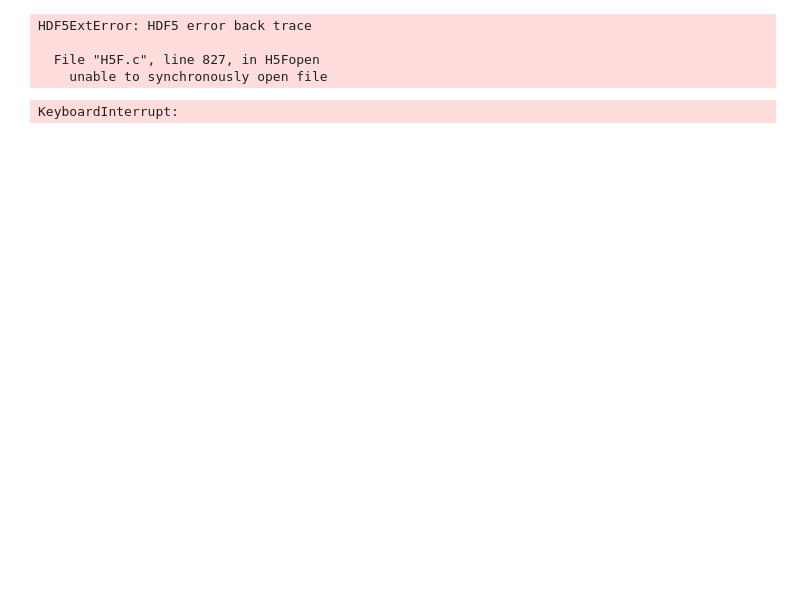
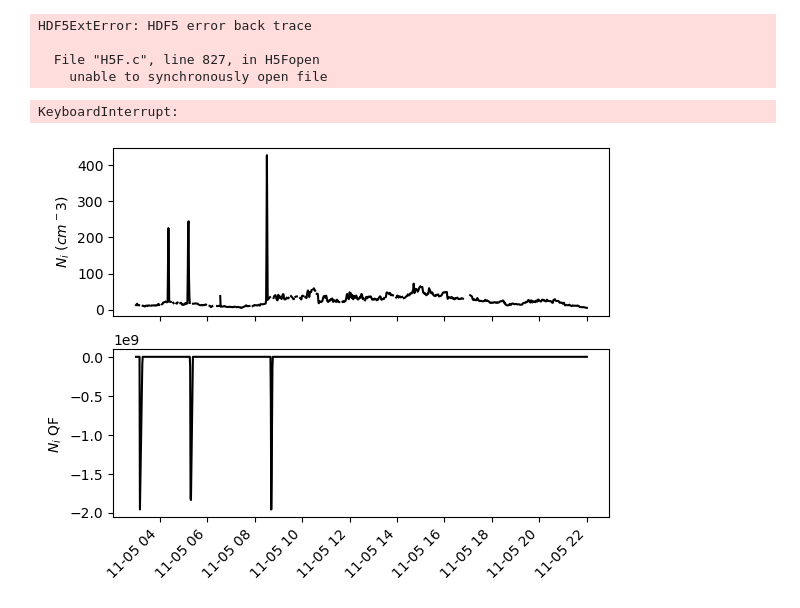
Before and after one commit to connor-obrien888/prime, a Jupyter notebook: prime_lib/notebooks/data.ipynb, the cells around one changed output. Saved outputs shown, nothing was run; the diff lists cells and outputs as text; code cells hidden in the pictures; blank space fills up the shorter version.

```diff
--- a/prime_lib/notebooks/data.ipynb
+++ b/prime_lib/notebooks/data.ipynb
@@ -353,3 +348,50 @@ input_df = input_df.merge(omni_df, on = 'Epoch')
 input_df.to_hdf(DATAPATH+'prime/prime_cache.h5', key = 'prime_v1_outer_omni_1min')
 prime_df.to_hdf(DATAPATH+'prime/prime_cache.h5', key = 'prime_v1_outer_100s')
 # omni_df.to_hdf(DATAPATH+'prime/prime_cache.h5', key = 'OMNI_HRO_1MIN')
+# %%
+wind_df = pd.read_hdf(DATAPATH+'combined_data.h5', key = 'wind_1min_complete', mode = 'r')
+# %%
+fig, ax = plt.subplots(2, 1, sharex = True)
+
+ax[0].plot(
+wind_df.loc[
+    (wind_df['Epoch'] >= pd.to_datetime('2023-11-05 03:00:00', utc = True))&
+    (wind_df['Epoch'] <= pd.to_datetime('2023-11-05 22:00:00', utc = True)),
+    # :,
+    'Epoch'
+],
+wind_df.loc[
+    (wind_df['Epoch'] >= pd.to_datetime('2023-11-05 03:00:00', utc = True))&
+    (wind_df['Epoch'] <= pd.to_datetime('2023-11-05 22:00:00', utc = True)),
+    # :,
+    'Np'
+],
+color = 'k',
+)
+
+# plt.ylim(0,75)
+ax[0].set_ylabel(rf'$N_i$ ($cm^{-3}$)')
+
+ax[1].plot(
+wind_df.loc[
+    (wind_df['Epoch'] >= pd.to_datetime('2023-11-05 03:00:00', utc = True))&
+    (wind_df['Epoch'] <= pd.to_datetime('2023-11-05 22:00:00', utc = True)),
+    # :,
+    'Epoch'
+],
+wind_df.loc[
+    (wind_df['Epoch'] >= pd.to_datetime('2023-11-05 03:00:00', utc = True))&
+    (wind_df['Epoch'] <= pd.to_datetime('2023-11-05 22:00:00', utc = True)),
+    # :,
+    'QF_Np'
+],
+color = 'k',
+)
+# ax[1].set_ylim(0,1)
+
+# plt.ylim(0,75)
+ax[1].set_ylabel(rf'$N_i$ QF')
+
+_ = plt.xticks(ha = 'right', rotation = 45)
+# %% [output]
+[figure, added]
```
Also changed, not shown: parts of 7 cells of this notebook, 7 other files.
